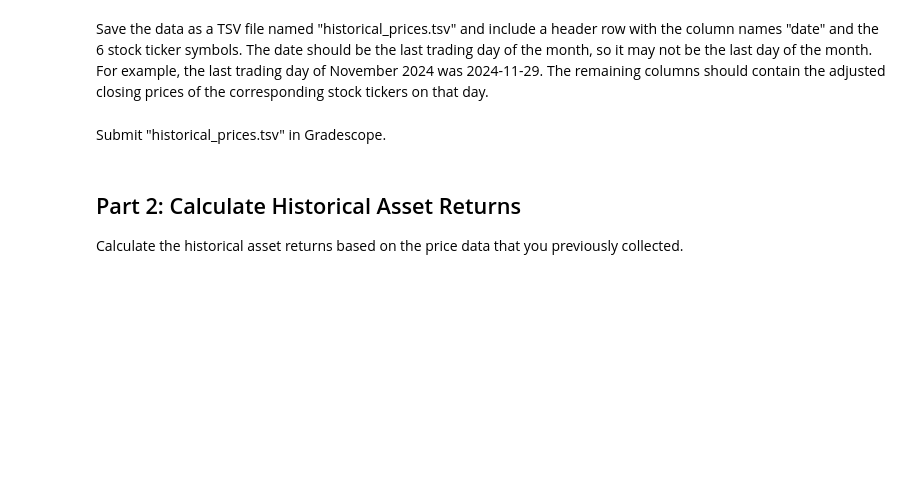
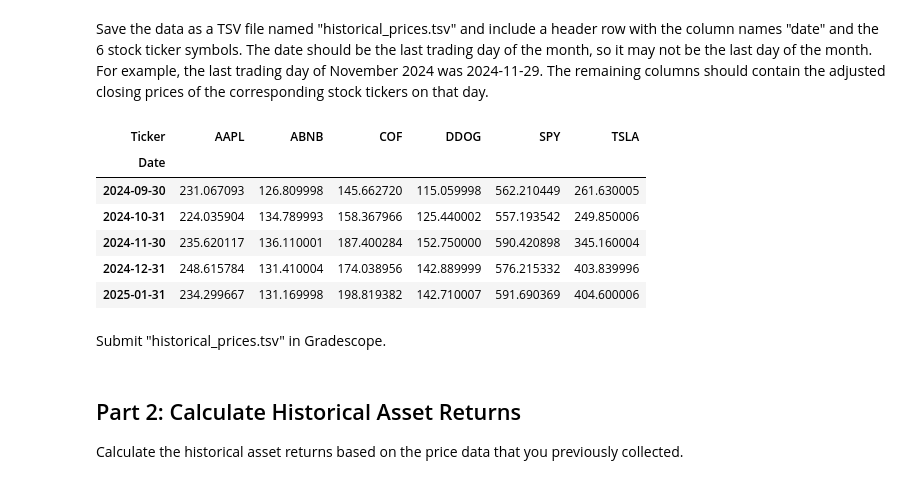
Before and after one commit to calebhadley1/AI_in_the_Field_Coursework, a Jupyter notebook: Week 1/dx704-project-01.ipynb, the cells around one changed output. Saved outputs shown, nothing was run; the diff lists cells and outputs as text; code cells hidden in the pictures; blank space fills up the shorter version.

```diff
--- a/Week 1/dx704-project-01.ipynb
+++ b/Week 1/dx704-project-01.ipynb
@@ -235,7 +130,16 @@ The remaining columns should contain the adjusted closing prices of the correspo
 # %%
 # YOUR CHANGES HERE
 
-...
+monthly_prices.to_csv("price_data.tsv", sep='\t')
+monthly_prices.head()
+# %% [output]
+| Ticker | AAPL | ABNB | COF | DDOG | SPY | TSLA |
+| Date |  |  |  |  |  |  |
+| 2024-09-30 | 231.067093 | 126.809998 | 145.662720 | 115.059998 | 562.210449 | 261.630005 |
+| 2024-10-31 | 224.035904 | 134.789993 | 158.367966 | 125.440002 | 557.193542 | 249.850006 |
+| 2024-11-30 | 235.620117 | 136.110001 | 187.400284 | 152.750000 | 590.420898 | 345.160004 |
+| 2024-12-31 | 248.615784 | 131.410004 | 174.038956 | 142.889999 | 576.215332 | 403.839996 |
+| 2025-01-31 | 234.299667 | 131.169998 | 198.819382 | 142.710007 | 591.690369 | 404.600006 |
 # %% [markdown]
 Submit "historical_prices.tsv" in Gradescope.
 # %% [markdown]
```
Also changed, not shown: parts of 19 cells of this notebook, 1 other file.
